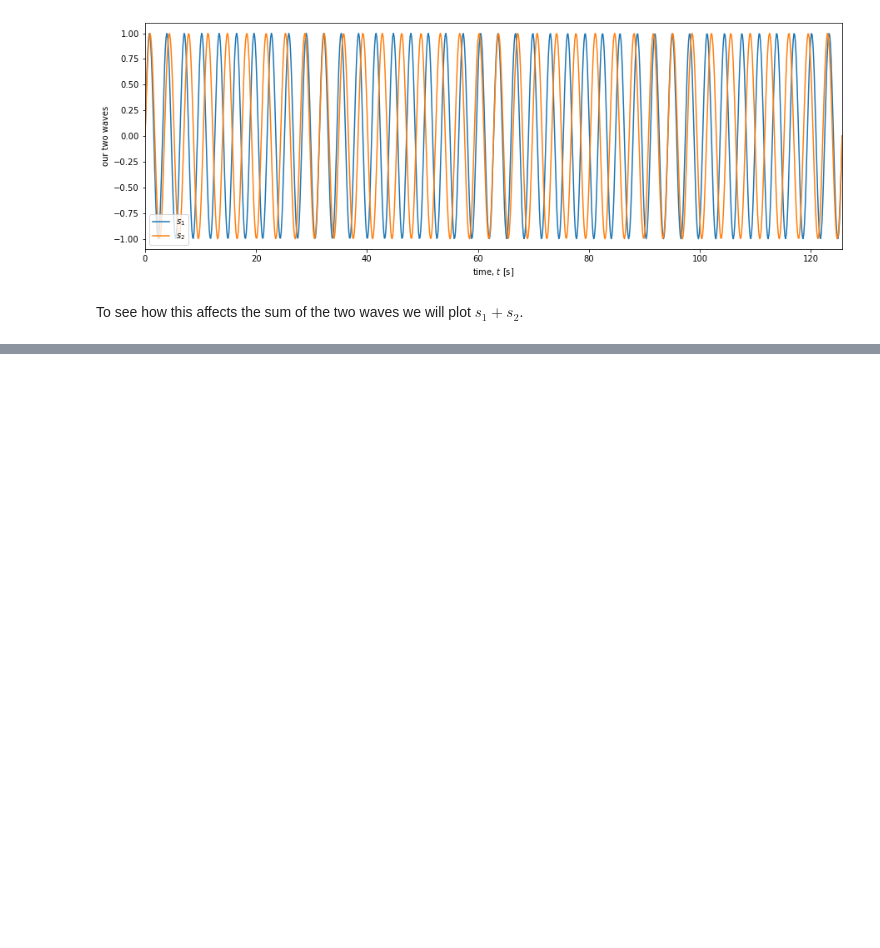
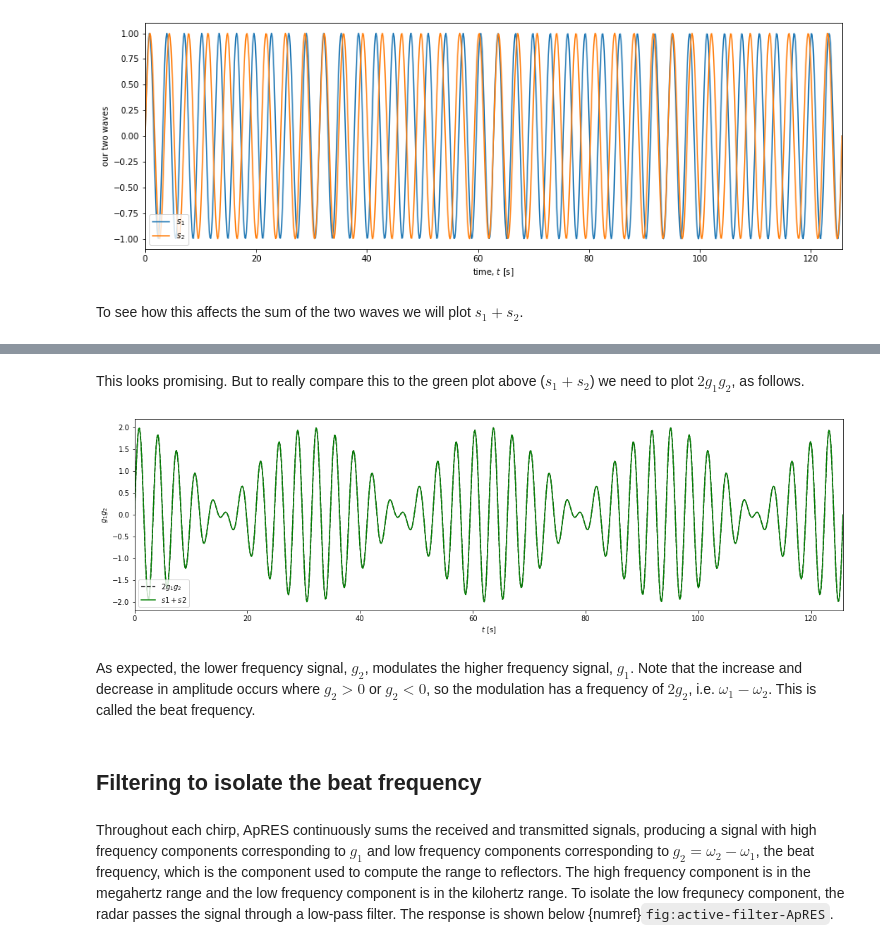
Before and after one commit to ldeo-glaciology/glaciology-intro-book, a Jupyter notebook: src/_build/jupyter_execute/sections/beat-frequency.ipynb, the cells around one changed output, grey strips where cells are left out. Drawn from its saved outputs; the diff is of its cells as text; code cells hidden in the pictures; blank space fills up the shorter version.

Commit message:
finish rough draft of beat freq page

```diff
--- a/src/_build/jupyter_execute/sections/beat-frequency.ipynb
+++ b/src/_build/jupyter_execute/sections/beat-frequency.ipynb
@@ -152,0 +153,18 @@ plt.show()
+# %% [markdown]
+This looks promising. But to really compare this to the green plot above ($s_1 + s_2$) we need to plot $2g_1 g_2$, as follows.
+# %%
+plt.figure(figsize=(18, 5))
+plt.plot(t,2*g1*g2,'k--',t,s1+s2,'g');
+plt.ylabel('$g_1 g_2$')
+plt.legend(['$2 g_1 g_2$','$s1+s2$'],loc='lower left')
+plt.xlabel('$t$ [s]')
+plt.autoscale(enable=True, axis='x', tight=True)
+plt.show()
+# %% [output]
+[figure, added]
+# %% [markdown]
+As expected, the lower frequency signal, $g_2$, modulates the higher frequency signal, $g_1$. Note that the increase and decrease in amplitude occurs where $g_2 > 0$ or $g_2<0$, so the modulation has a frequency of $2g_2$, i.e. $\omega_1 - \omega_2$. This is called the beat frequency.
+# %% [markdown]
+## Filtering to isolate the beat frequency
+# %% [markdown]
+Throughout each chirp, ApRES continuously sums the received and transmitted signals, producing a signal with high frequency components corresponding to $g_1$ and low frequency components corresponding to $g_2 = \omega_2 - \omega_1$, the beat frequency, which is the component used to compute the range to reflectors. The high frequency component is in the megahertz range and the low frequency component is in the kilohertz range. To isolate the low frequnecy component, the radar passes the signal through a low-pass filter. The response is shown below {numref}`fig:active-filter-ApRES`.
```
Also changed, not shown: parts of 10 cells of this notebook, 51 other files.
